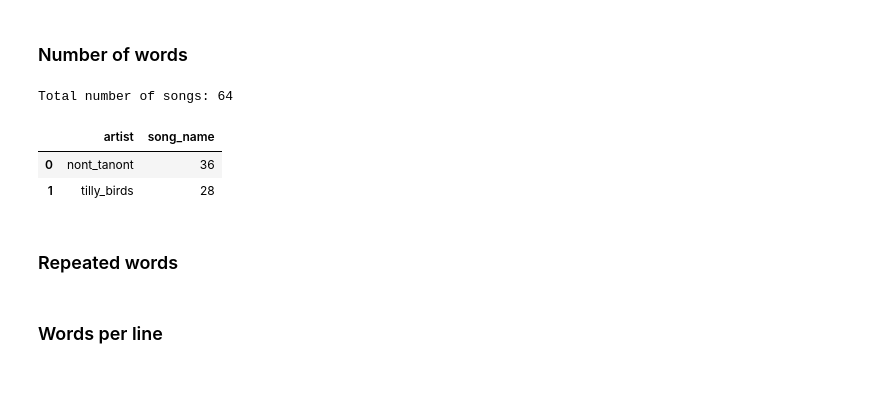
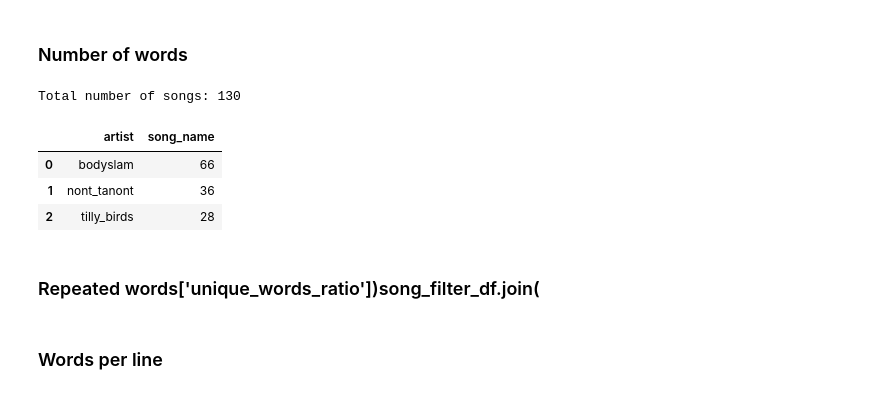
Before and after one commit to BFF-Pattern/Thai-Artist-Classification-by-Song-Lyrics, a Jupyter notebook: Preprocessing.ipynb, the cells around one changed output. Saved outputs shown, nothing was run; the diff lists cells and outputs as text; code cells hidden in the pictures.

```diff
--- a/Preprocessing.ipynb
+++ b/Preprocessing.ipynb
@@ -221,24 +224,25 @@ song_df
 # %% [markdown]
 ### Number of words
 # %%
-n_artist = 3
+n_artist = 4
 random.seed(0)
 
 artist_select = random.choices(song_df['artist'].unique(), k=n_artist)
 
 song_filter_df = song_df.loc[song_df['artist'].isin(artist_select)]
 print('Total number of songs: {}'.format(len(song_filter_df)))
 song_filter_df.groupby('artist')[['song_name']].count().reset_index().rename(columns={'song':'songs'})
 # %% [output]
-Total number of songs: 64
+Total number of songs: 130
 |  | artist | song_name |
-| 0 | nont_tanont | 36 |
-| 1 | tilly_birds | 28 |
+| 0 | bodyslam | 66 |
+| 1 | nont_tanont | 36 |
+| 2 | tilly_birds | 28 |
 # %%
 fig = px.box(song_filter_df, x='artist', y='n_words', title='Word count per song by artist')
 fig.show()
 # %% [markdown]
-### Repeated words
+### Repeated words['unique_words_ratio'])song_filter_df.join(
 # %%
 # number of unique stems
 song_df['n_unique_words'] = song_df['words'].map(lambda lst: len(set(lst)))
```
Also changed, not shown: parts of 18 cells of this notebook, 1 other file.
